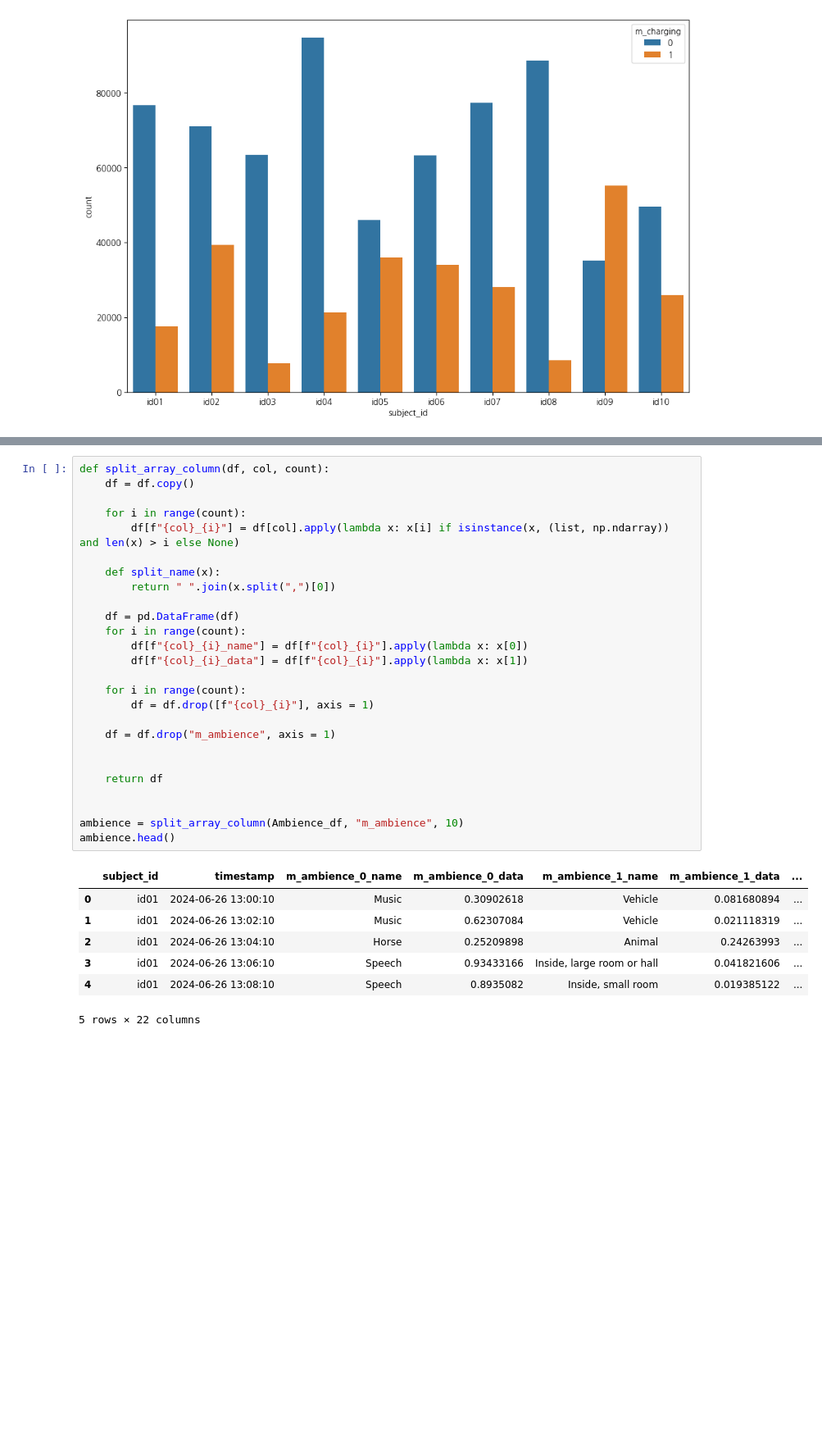
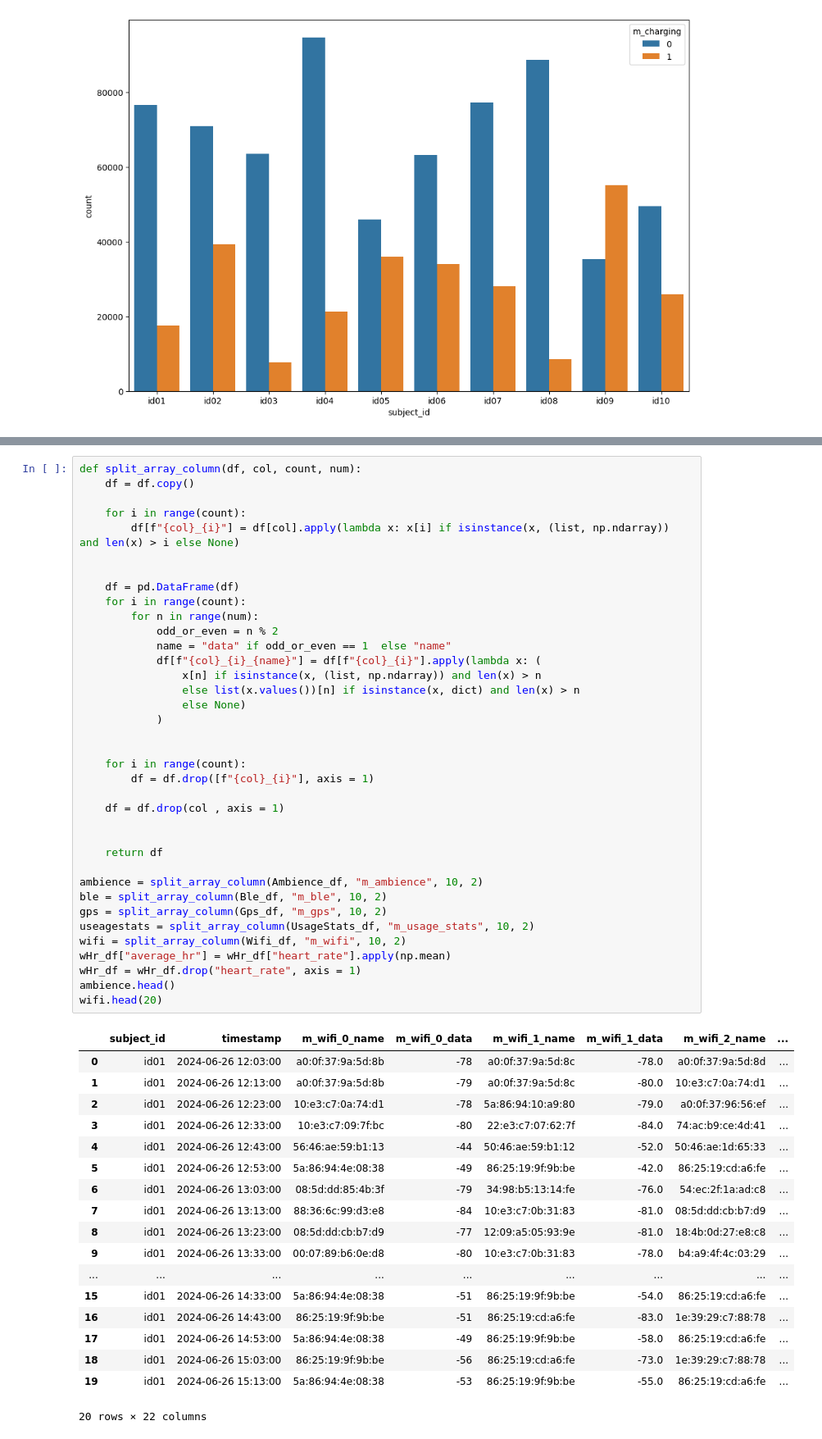
Before and after one commit to yunjun0914/dacon, a Jupyter notebook: ETRI 휴먼이해 인공지능/ETRI.ipynb, the cells around one changed output, grey strips where cells are left out. Shown at 82% size. Drawn from its saved outputs; the diff is of its cells as text; blank space fills up the shorter version.

```diff
--- a/ETRI 휴먼이해 인공지능/ETRI.ipynb
+++ b/ETRI 휴먼이해 인공지능/ETRI.ipynb
@@ -97,35 +107,57 @@ Ambience_df.head()
 # %%
-def split_array_column(df, col, count):
+def split_array_column(df, col, count, num):
     df = df.copy()
 
     for i in range(count):
         df[f"{col}_{i}"] = df[col].apply(lambda x: x[i] if isinstance(x, (list, np.ndarray)) and len(x) > i else None)
 
-    def split_name(x):
-        return " ".join(x.split(",")[0])
 
     df = pd.DataFrame(df)
     for i in range(count):
-        df[f"{col}_{i}_name"] = df[f"{col}_{i}"].apply(lambda x: x[0])
-        df[f"{col}_{i}_data"] = df[f"{col}_{i}"].apply(lambda x: x[1])
+        for n in range(num):
+            odd_or_even = n % 2
+            name = "data" if odd_or_even == 1  else "name"
+            df[f"{col}_{i}_{name}"] = df[f"{col}_{i}"].apply(lambda x: (
+                x[n] if isinstance(x, (list, np.ndarray)) and len(x) > n
+                else list(x.values())[n] if isinstance(x, dict) and len(x) > n
+                else None)
+            )
+
 
     for i in range(count):
         df = df.drop([f"{col}_{i}"], axis = 1)
 
-    df = df.drop("m_ambience", axis = 1)
+    df = df.drop(col , axis = 1)
 
 
     return df
 
-
-ambience = split_array_column(Ambience_df, "m_ambience", 10)
+ambience = split_array_column(Ambience_df, "m_ambience", 10, 2)
+ble = split_array_column(Ble_df, "m_ble", 10, 2)
+gps = split_array_column(Gps_df, "m_gps", 10, 2)
+useagestats = split_array_column(UsageStats_df, "m_usage_stats", 10, 2)
+wifi = split_array_column(Wifi_df, "m_wifi", 10, 2)
+wHr_df["average_hr"] = wHr_df["heart_rate"].apply(np.mean)
+wHr_df = wHr_df.drop("heart_rate", axis = 1)
 ambience.head()
+wifi.head(20)
 # %% [output]
-|  | subject_id | timestamp | m_ambience_0_name | m_ambience_0_data | m_ambience_1_name | m_ambience_1_data | ... |
-| 0 | id01 | 2024-06-26 13:00:10 | Music | 0.30902618 | Vehicle | 0.081680894 | ... |
-| 1 | id01 | 2024-06-26 13:02:10 | Music | 0.62307084 | Vehicle | 0.021118319 | ... |
-| 2 | id01 | 2024-06-26 13:04:10 | Horse | 0.25209898 | Animal | 0.24263993 | ... |
-| 3 | id01 | 2024-06-26 13:06:10 | Speech | 0.93433166 | Inside, large room or hall | 0.041821606 | ... |
-| 4 | id01 | 2024-06-26 13:08:10 | Speech | 0.8935082 | Inside, small room | 0.019385122 | ... |
+|  | subject_id | timestamp | m_wifi_0_name | m_wifi_0_data | m_wifi_1_name | m_wifi_1_data | m_wifi_2_name | ... |
+| 0 | id01 | 2024-06-26 12:03:00 | a0:0f:37:9a:5d:8b | -78 | a0:0f:37:9a:5d:8c | -78.0 | a0:0f:37:9a:5d:8d | ... |
+| 1 | id01 | 2024-06-26 12:13:00 | a0:0f:37:9a:5d:8b | -79 | a0:0f:37:9a:5d:8c | -80.0 | 10:e3:c7:0a:74:d1 | ... |
+| 2 | id01 | 2024-06-26 12:23:00 | 10:e3:c7:0a:74:d1 | -78 | 5a:86:94:10:a9:80 | -79.0 | a0:0f:37:96:56:ef | ... |
+| 3 | id01 | 2024-06-26 12:33:00 | 10:e3:c7:09:7f:bc | -80 | 22:e3:c7:07:62:7f | -84.0 | 74:ac:b9:ce:4d:41 | ... |
+| 4 | id01 | 2024-06-26 12:43:00 | 56:46:ae:59:b1:13 | -44 | 50:46:ae:59:b1:12 | -52.0 | 50:46:ae:1d:65:33 | ... |
+| 5 | id01 | 2024-06-26 12:53:00 | 5a:86:94:4e:08:38 | -49 | 86:25:19:9f:9b:be | -42.0 | 86:25:19:cd:a6:fe | ... |
+| 6 | id01 | 2024-06-26 13:03:00 | 08:5d:dd:85:4b:3f | -79 | 34:98:b5:13:14:fe | -76.0 | 54:ec:2f:1a:ad:c8 | ... |
+| 7 | id01 | 2024-06-26 13:13:00 | 88:36:6c:99:d3:e8 | -84 | 10:e3:c7:0b:31:83 | -81.0 | 08:5d:dd:cb:b7:d9 | ... |
+| 8 | id01 | 2024-06-26 13:23:00 | 08:5d:dd:cb:b7:d9 | -77 | 12:09:a5:05:93:9e | -81.0 | 18:4b:0d:27:e8:c8 | ... |
+| 9 | id01 | 2024-06-26 13:33:00 | 00:07:89:b6:0e:d8 | -80 | 10:e3:c7:0b:31:83 | -78.0 | b4:a9:4f:4c:03:29 | ... |
+| ... | ... | ... | ... | ... | ... | ... | ... | ... |
+| 15 | id01 | 2024-06-26 14:33:00 | 5a:86:94:4e:08:38 | -51 | 86:25:19:9f:9b:be | -54.0 | 86:25:19:cd:a6:fe | ... |
+| 16 | id01 | 2024-06-26 14:43:00 | 86:25:19:9f:9b:be | -51 | 86:25:19:cd:a6:fe | -83.0 | 1e:39:29:c7:88:78 | ... |
+| 17 | id01 | 2024-06-26 14:53:00 | 5a:86:94:4e:08:38 | -49 | 86:25:19:9f:9b:be | -58.0 | 86:25:19:cd:a6:fe | ... |
+| 18 | id01 | 2024-06-26 15:03:00 | 86:25:19:9f:9b:be | -56 | 86:25:19:cd:a6:fe | -73.0 | 1e:39:29:c7:88:78 | ... |
+| 19 | id01 | 2024-06-26 15:13:00 | 5a:86:94:4e:08:38 | -53 | 86:25:19:9f:9b:be | -55.0 | 86:25:19:cd:a6:fe | ... |
-5 rows × 22 columns
+20 rows × 22 columns
 # %%
```
Also changed, not shown: parts of 15 cells of this notebook.
